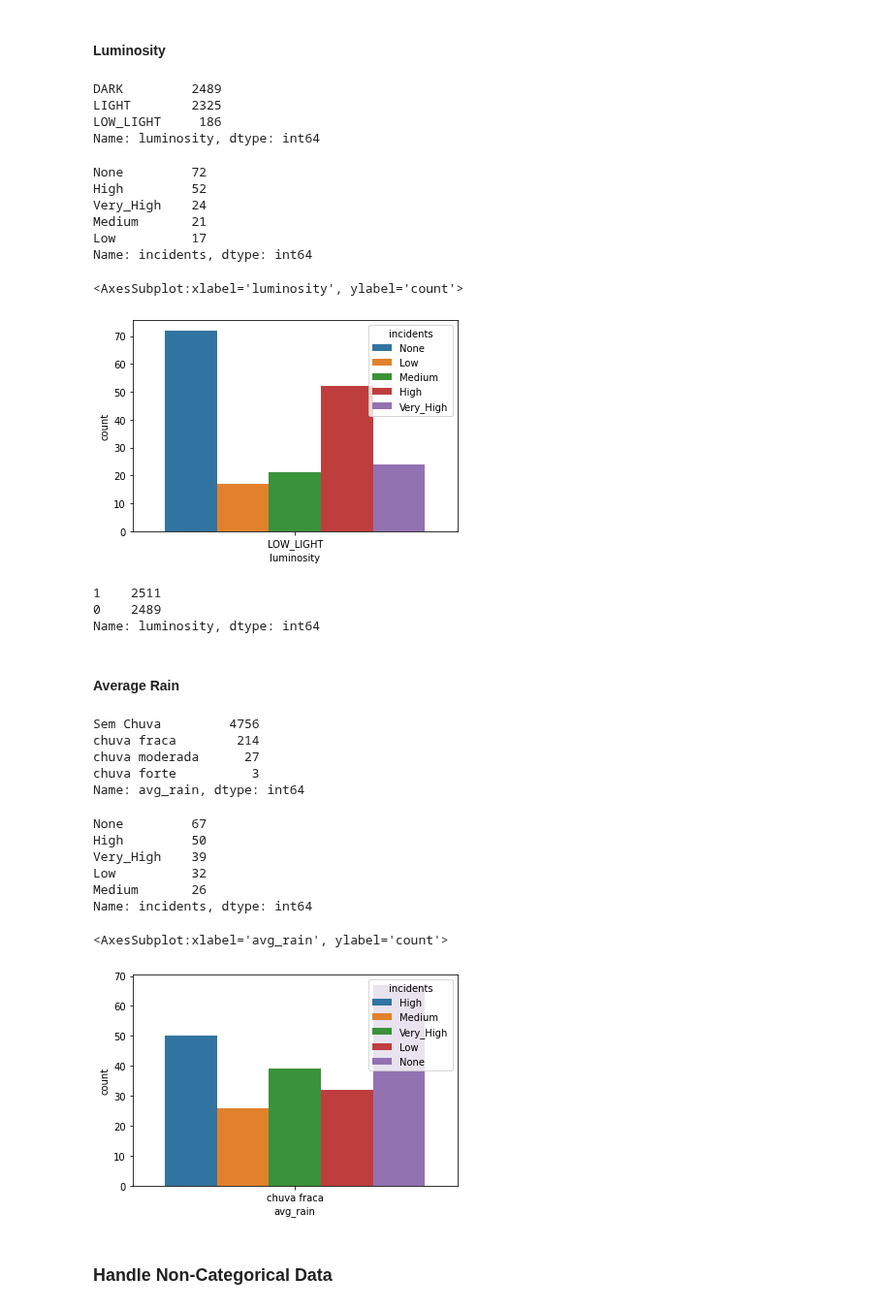
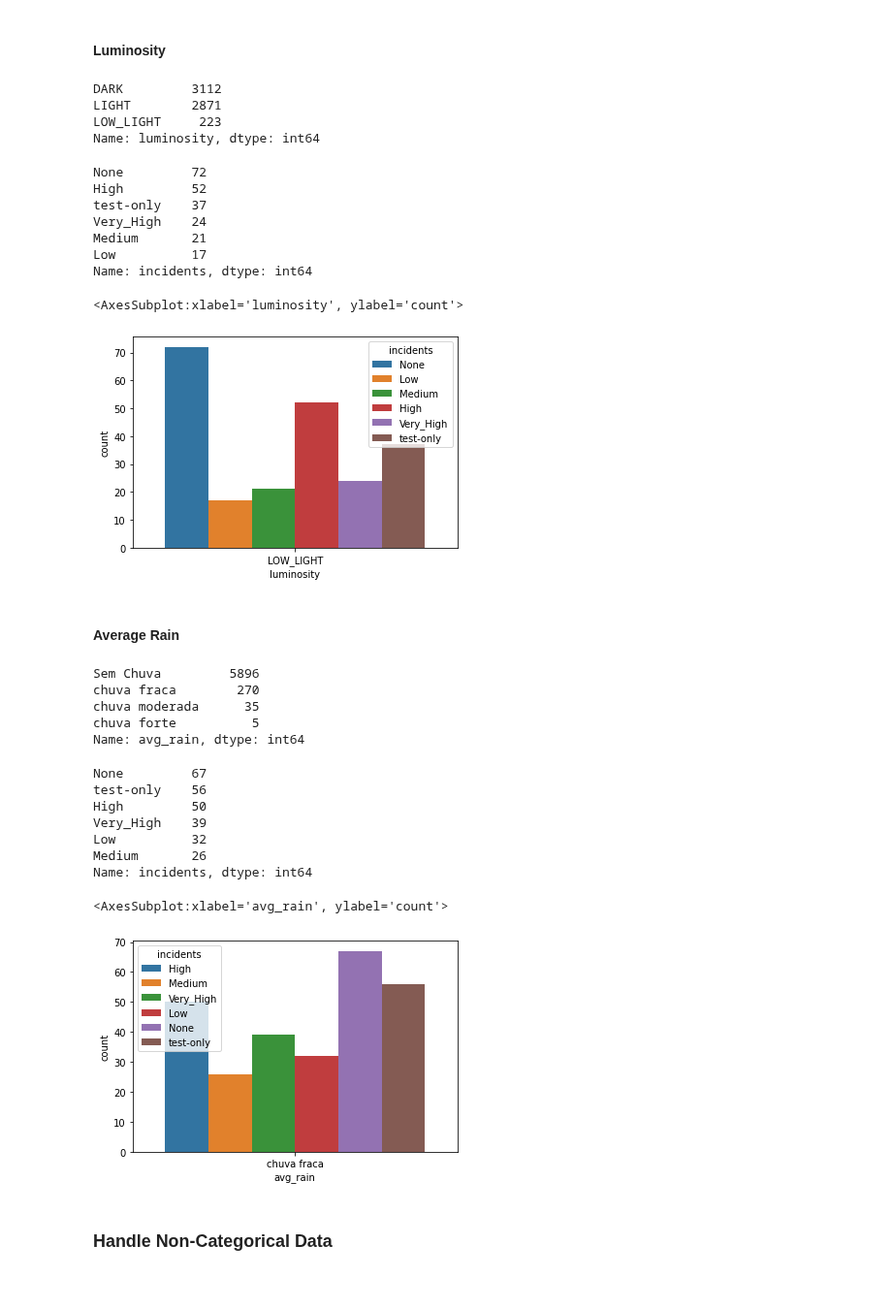
Before and after one commit to rsaSantos/DAA-Project, a Jupyter notebook: Task 2 (Competition)/incidents (ruben review).ipynb, the cells around one changed output. Shown at 97% size. Drawn from its saved outputs; the diff is of its cells as text; code cells hidden in the pictures.

```diff
--- a/Task 2 (Competition)/incidents (ruben review).ipynb
+++ b/Task 2 (Competition)/incidents (ruben review).ipynb
@@ -190,6 +182,5 @@ def replace_affected_roads(data):
 
     return data
 
-if 'affected_roads' in trainingData.columns:
-    trainingData = replace_affected_roads(trainingData)
-    testData = replace_affected_roads(testData)
+if 'affected_roads' in dataset.columns:
+    dataset = replace_affected_roads(dataset)
@@ -333,31 +337,29 @@ if 'magnitude_of_delay' in trainingData.columns and 'delay_in_seconds' in testDa
 #### Luminosity
 # %%
 # Count different values of the 'luminosity' column
-trainingData['luminosity'].value_counts()
+dataset['luminosity'].value_counts()
 # %% [output]
-DARK         2489
-LIGHT        2325
-LOW_LIGHT     186
+DARK         3112
+LIGHT        2871
+LOW_LIGHT     223
 Name: luminosity, dtype: int64
 # %%
-# Relation between 'luminosity' and 'incidents'
-low_luminosity = trainingData[trainingData['luminosity'] == 'LOW_LIGHT']
+# Relation between LOW_LIGHT 'luminosity' and 'incidents'
+low_luminosity = dataset[dataset['luminosity'] == 'LOW_LIGHT']
 print(low_luminosity['incidents'].value_counts())
 sns.countplot(x='luminosity', hue='incidents', data=low_luminosity)
 # %% [output]
 None         72
 High         52
+test-only    37
 Very_High    24
 Medium       21
 Low          17
 Name: incidents, dtype: int64
 <AxesSubplot:xlabel='luminosity', ylabel='count'>
-[figure, old version]
+[figure, new version]
 # %%
-# Count different values of previous plot
-low_luminosity['incidents'].value_counts()
-
-# None + Low = 89
+# None + Low = 87
 # High + Very High = 76
 #
 # The 'luminosity' column, when it is LOW_LIGHT, has a similar probability of having an incident or not.
@@ -365,7 +367,7 @@ low_luminosity['incidents'].value_counts()
 #
 def binary_luminosity(value):
     if value == 'LOW_LIGHT':
-        random.seed(2022)
+        random.seed(2022) # TODO: Set seed for reproducibility
         return random.randint(0, 1)
     elif value == 'DARK':
         return 0
@@ -374,41 +376,45 @@ def binary_luminosity(value):
     else:
         print("ERROR: Invalid value for 'luminosity' column: {}".format(value))
 
+def non_binary_luminosity(value):
+    if value == 'DARK':
+        return 0
+    elif value == 'LOW_LIGHT':
+        return 1
+    elif value == 'LIGHT':
+        return 2
+    else:
+        print("ERROR: Invalid value for 'luminosity' column: {}".format(value))
 
-if 'luminosity' in trainingData.columns and trainingData['luminosity'].dtype == 'object':
-    trainingData['luminosity'] = trainingData['luminosity'].apply(binary_luminosity)
-    testData['luminosity'] = testData['luminosity'].apply(binary_luminosity)
 
-print(trainingData['luminosity'].value_counts())
+if 'luminosity' in dataset.columns and dataset['luminosity'].dtype == 'object':
+    dataset['luminosity'] = dataset['luminosity'].apply(non_binary_luminosity)
-# %% [output]
-1    2511
-0    2489
-Name: luminosity, dtype: int64
 # %% [markdown]
 #### Average Rain
 # %%
 # Count different values of the 'avg_rain' column.
-print(trainingData['avg_rain'].value_counts())
+print(dataset['avg_rain'].value_counts())
 # %% [output]
-Sem Chuva         4756
-chuva fraca        214
-chuva moderada      27
-chuva forte          3
+Sem Chuva         5896
+chuva fraca        270
+chuva moderada      35
+chuva forte          5
 Name: avg_rain, dtype: int64
 # %%
 # Get the incidents per value of 'avg_rain'==chuva fraca
-chuva_fraca = trainingData[trainingData['avg_rain'] == 'chuva fraca']
+chuva_fraca = dataset[dataset['avg_rain'] == 'chuva fraca']
 print(chuva_fraca['incidents'].value_counts())
 sns.countplot(x='avg_rain', hue='incidents', data=chuva_fraca)
 # %% [output]
 None         67
+test-only    56
 High         50
 Very_High    39
 Low          32
 Medium       26
 Name: incidents, dtype: int64
 <AxesSubplot:xlabel='avg_rain', ylabel='count'>
-[figure, old version]
+[figure, new version]
 # %%
 # Transform the 'avg_rain' column into binary values: rain/no rain
 def binary_rain(value):
```
Also changed, not shown: parts of 55 cells of this notebook, 1 other file.
